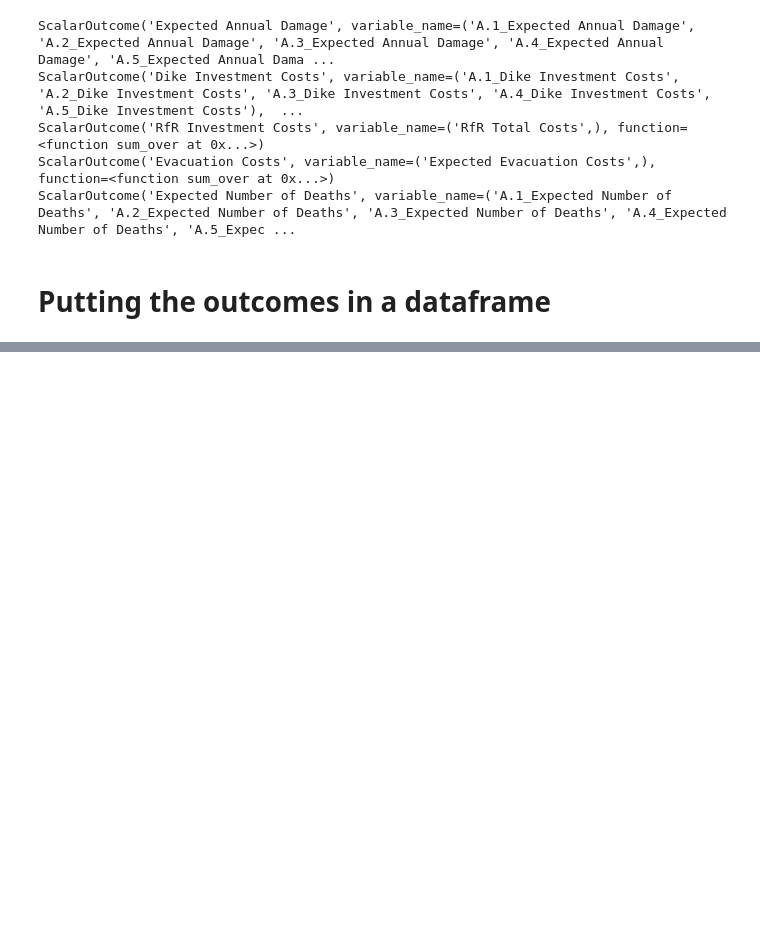
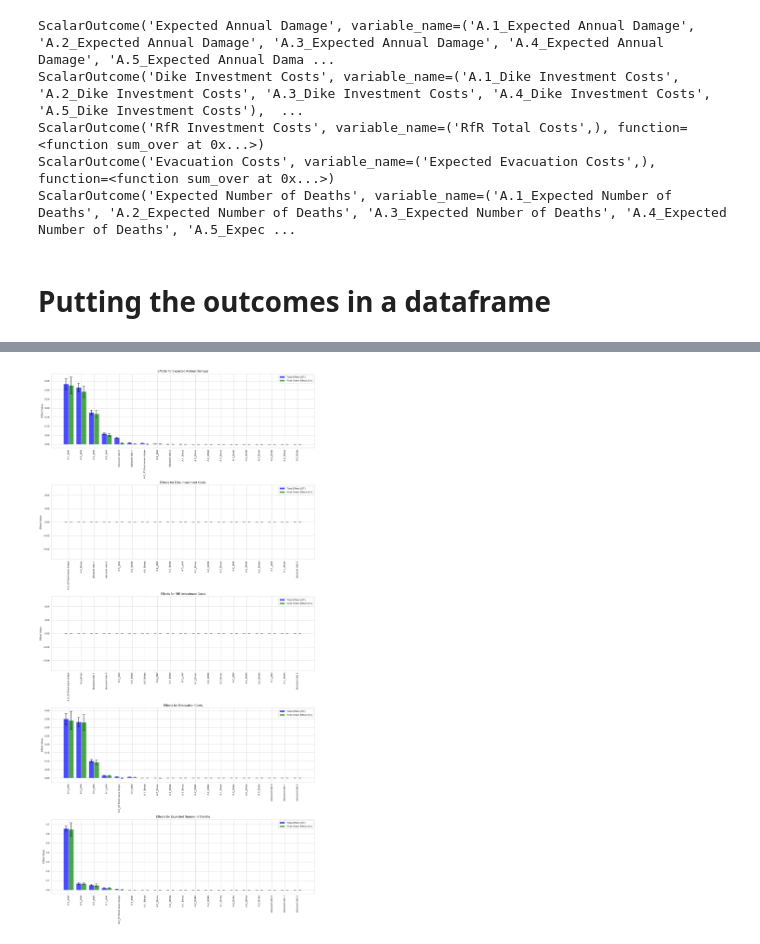
Before and after one commit to jeroenvantil/epa141A_open, a Jupyter notebook: final assignment/Sobol SA.ipynb, the cells around one changed output, grey strips where cells are left out. Cells and saved outputs as stored; diff of their text form; code cells hidden in the pictures; blank space fills up the shorter version.

```diff
--- a/final assignment/Sobol SA.ipynb
+++ b/final assignment/Sobol SA.ipynb
@@ -220,0 +260,50 @@ MultiIndex([(              'A.1 Total Costs',      'ST'),
+# %%
+# Extract the unique outcomes from the columns of final_df
+outcomes = final_df.columns.get_level_values(0).unique()
+
+# Set the style for seaborn
+sns.set_style('whitegrid')
+
+# Create subplots for each outcome
+fig, axes = plt.subplots(nrows=len(outcomes), ncols=1, figsize=(15, len(outcomes) * 6))
+fig.subplots_adjust(hspace=0.5)
+
+# Define the width of the bars
+bar_width = 0.4
+
+# Iterate over each outcome and plot the ST and S1 values side by side
+for i, outcome in enumerate(outcomes):
+    # Extract the data for the current outcome
+    st_data = final_df[outcome]['ST']
+    s1_data = final_df[outcome]['S1']
+    st_conf = final_df[outcome]['ST_conf']
+    s1_conf = final_df[outcome]['S1_conf']
+
+    # Sort the data to identify the uncertainties with the highest effects
+    indices = st_data.sort_values(ascending=False).index
+    st_sorted = st_data.loc[indices]
+    s1_sorted = s1_data.loc[indices]
+    st_conf_sorted = st_conf.loc[indices]
+    s1_conf_sorted = s1_conf.loc[indices]
+
+    # Create the positions for the bars
+    r1 = np.arange(len(st_sorted))
+    r2 = [x + bar_width for x in r1]
+
+    # Plot the Total Effects (ST) and First Order Effects (S1) side by side
+    ax = axes[i] if len(outcomes) > 1 else axes
+    ax.bar(r1, st_sorted.values, yerr=st_conf_sorted.values, width=bar_width, label='Total Effect (ST)', color='b', alpha=0.7, capsize=5)
+    ax.bar(r2, s1_sorted.values, yerr=s1_conf_sorted.values, width=bar_width, label='First Order Effect (S1)', color='g', alpha=0.7, capsize=5)
+
+    # Set the labels and titles
+    ax.set_title(f'Effects for {outcome}')
+    ax.set_ylabel('Effect Value')
+    ax.set_xticks([r + bar_width/2 for r in range(len(st_sorted))])
+    ax.set_xticklabels(indices, rotation=90)
+    ax.legend()
+
+# Adjust layout to prevent overlap
+plt.tight_layout()
+plt.show()
+# %% [output]
+[figure, added]
```
Also changed, not shown: parts of 10 cells of this notebook.
